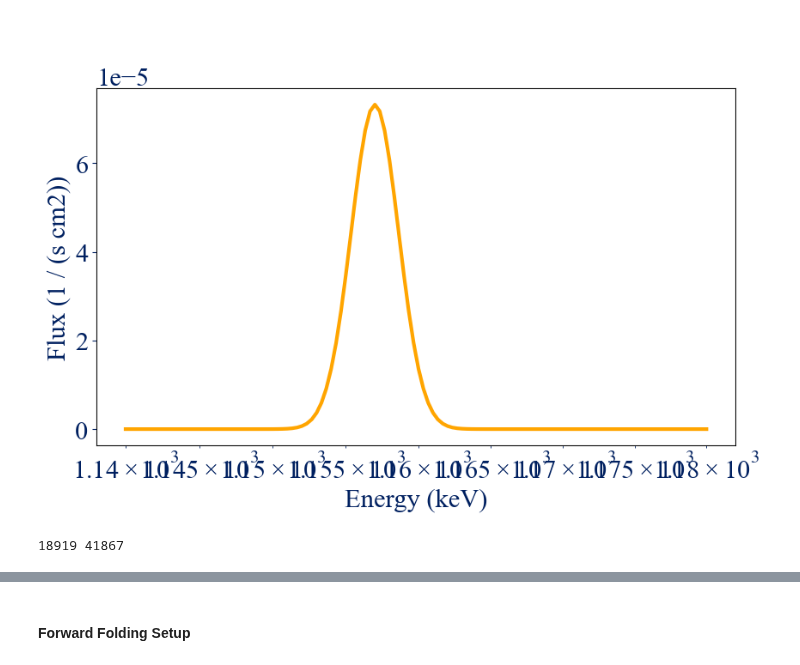
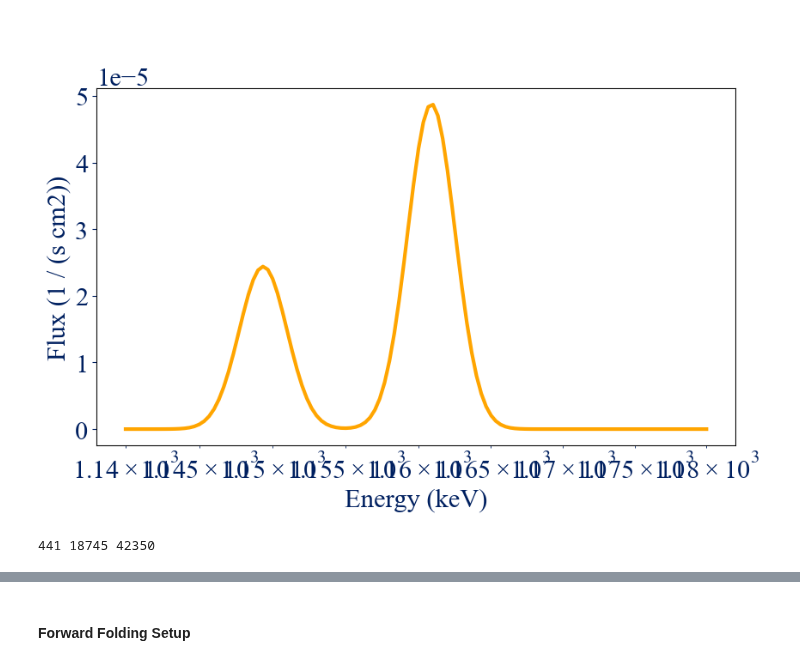
Before and after one commit to avalluvan/cosipy, a Jupyter notebook: docs/tutorials/response/LMDR4.ipynb, the cells around one changed output, grey strips where cells are left out. Cells and saved outputs as stored; diff of their text form; code cells hidden in the pictures.

```diff
--- a/docs/tutorials/response/LMDR4.ipynb
+++ b/docs/tutorials/response/LMDR4.ipynb
@@ -104,7 +105,7 @@ Text(0.5, 1.0, 'Healpix Map [2000:]')
 # %% [markdown]
 ### Data
 # %%
-name = 'CasAsymmetric'
+name = 'CasAfullyresolved'
 point_source = UnBinnedData(DATA_DIR / '44Ti/inputs.yaml')
 data = point_source.get_dict_from_fits(DATA_DIR / f'44Ti/sources/{name}_3months_unbinned_data_filtered_with_SAAcut.fits')
 
@@ -1062,44 +926,44 @@ if name == 'CasAsymmetric':
     spectrum = spectrum_reset(spectrum)
     spectrum_unit = spectrum.F.unit / spectrum.sigma.unit
 
-    spectrum.F.free = True
+    spectrum.F.free = False
     spectrum.mu.free = False
     spectrum.sigma.free = False
 
 else:
     # Create the compound model
     gaussian1 = Gaussian()
     gaussian2 = Gaussian()
     spectrum = gaussian1 + gaussian2
     spectrum = spectrum_reset(spectrum)
     spectrum_unit = spectrum.F_1.unit / spectrum.sigma_1.unit
 
-    spectrum.F_1.free = True
+    spectrum.F_1.free = False
     spectrum.mu_1.free = False
     spectrum.sigma_1.free = False
-    spectrum.F_2.free = True
+    spectrum.F_2.free = False
     spectrum.mu_2.free = False
     spectrum.sigma_2.free = False
 
 
 # Generate some data for plotting
 xdata = np.linspace(1140, 1180, 121) * u.keV
 ydata = spectrum(xdata.value) * spectrum_unit
 
 # Plot the compound model
 plt.plot(xdata.value, ydata)
 plt.xlabel(f'Energy ({xdata.unit})')
 plt.ylabel(f'Flux ({spectrum_unit * u.keV})')
 # plt.ylim([0, 1e-5])
 plt.xscale('log')
 plt.show()
 # %% [output]
-[figure, old version]
+[figure, new version]
 # %%
 exposure_time = 92.34 * u.d * (num_samples / len(data['Energies'])) * 0.35              # By testing based on simulated counts, 0.35 is a good value (see notes 21.8.25)
-print(len(np.where((data['Energies'] > 1130) & (data['Energies'] < 1200))[0]), len(data['Energies']))
+print(len(np.where((energy_samples.value > 1130) & (energy_samples.value < 1200))[0]), len(np.where((data['Energies'] > 1130) & (data['Energies'] < 1200))[0]), len(data['Energies']))
 # %% [output]
-18919 41867
+441 18745 42350
 # %%
 cosi = COSILikeNew('cosi',                                                     # COSI 3ML plugin
                  dr = dr2,                                                     # detector response (phi and psichi coordinates only)
```
Also changed, not shown: parts of 21 cells of this notebook, 1 other file.
